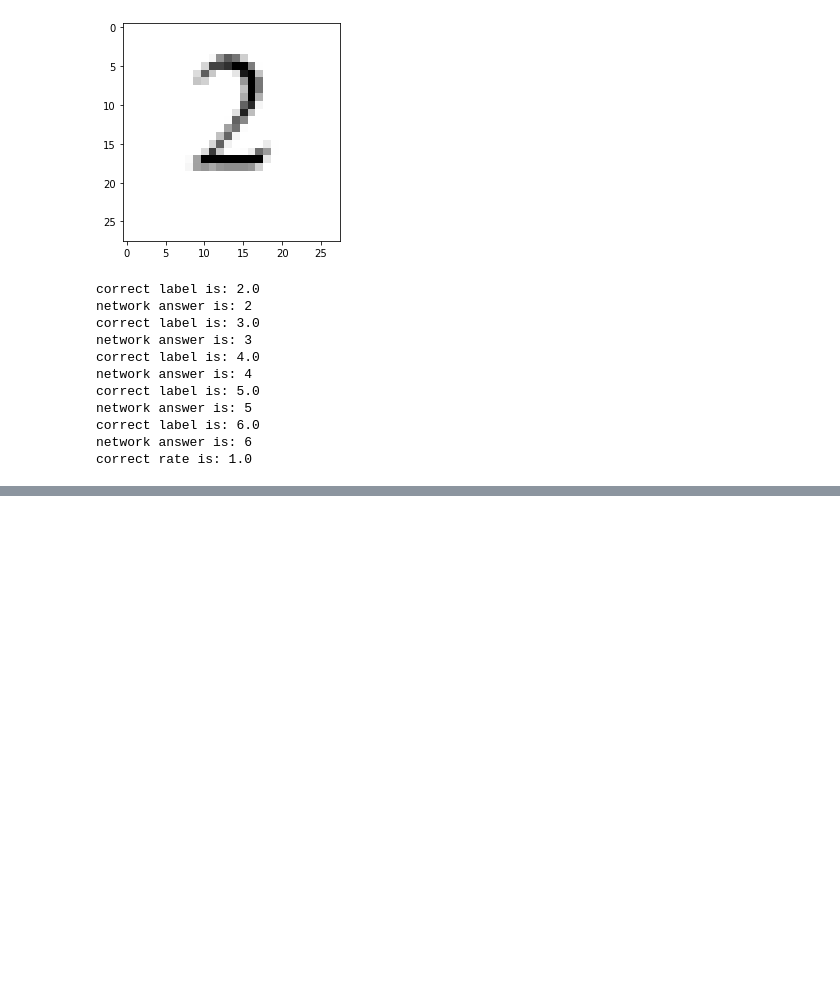
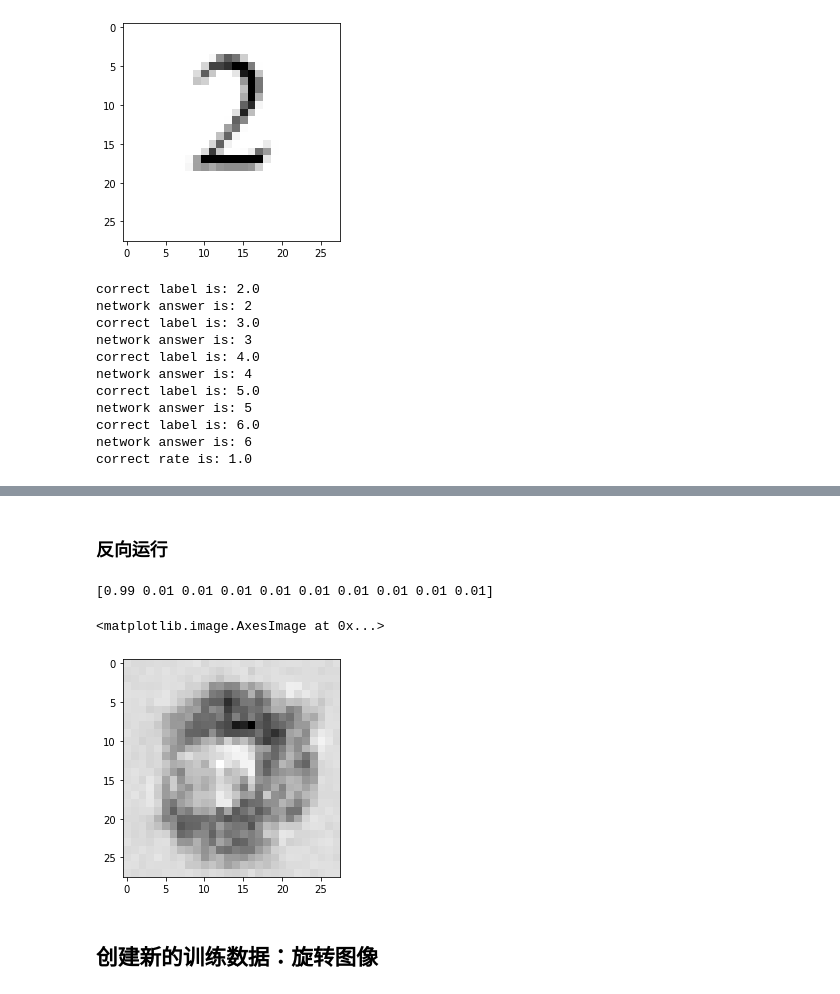
Before and after one commit to Dream-Fu/py_NN, a Jupyter notebook: 神经网络实现.ipynb, the cells around one changed output, grey strips where cells are left out. Cells and saved outputs as stored; diff of their text form; code cells hidden in the pictures; blank space fills up the shorter version.

```diff
--- a/神经网络实现.ipynb
+++ b/神经网络实现.ipynb
@@ -536,0 +604,47 @@ correct rate is: 1.0
+# %%
+# number of input, hidden and output nodes
+input_nodes = 784
+hidden_nodes = 200
+output_nodes = 10
+
+# learning rate
+learning_rate = 0.1
+
+# create instance of neural network
+n = neural_network(input_nodes,hidden_nodes,output_nodes, learning_rate)
+# %%
+# load the mnist training data CSV file into a list
+training_data_file = open("mnist_dataset/mnist_train.csv", 'r')
+training_data_list = training_data_file.readlines()
+training_data_file.close()
+# %%
+epochs = 5
+for e in range(epochs):
+    for record in training_data_list:
+        all_values = record.split(',')
+        inputs = (np.asfarray(all_values[1:]) / 255.0 * 0.99) + 0.01
+        targets = np.zeros(output_nodes) + 0.01
+        targets[int(all_values[0])] = 0.99
+        n.train(inputs, targets)
+        pass
+    pass
+# %% [markdown]
+### 反向运行
+# %%
+label = 0
+
+targets = np.zeros(output_nodes) + 0.01
+targets[label] = 0.99
+
+print(targets)
+# %% [output]
+[0.99 0.01 0.01 0.01 0.01 0.01 0.01 0.01 0.01 0.01]
+# %%
+image_data = n.backquery(targets)
+
+plt.imshow(image_data.reshape((28, 28)), cmap='Greys', interpolation='None')
+# %% [output]
+<matplotlib.image.AxesImage at 0x...>
+[figure, added]
+# %% [markdown]
+## 创建新的训练数据：旋转图像
```
Also changed, not shown: parts of 5 cells of this notebook.
